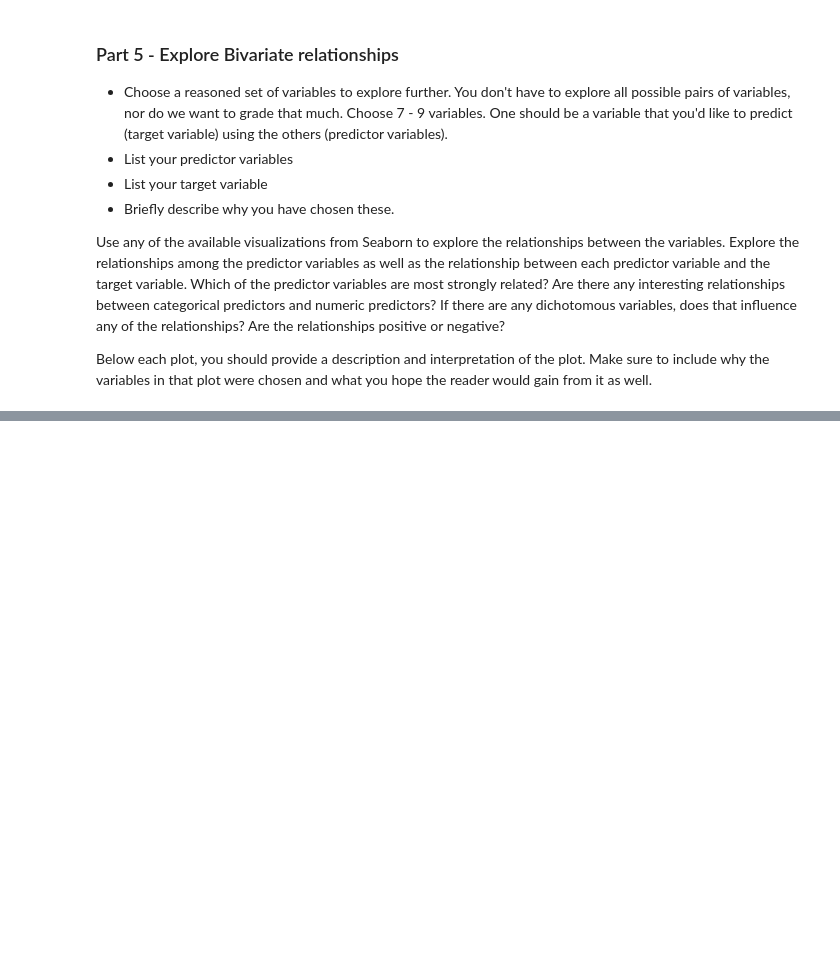
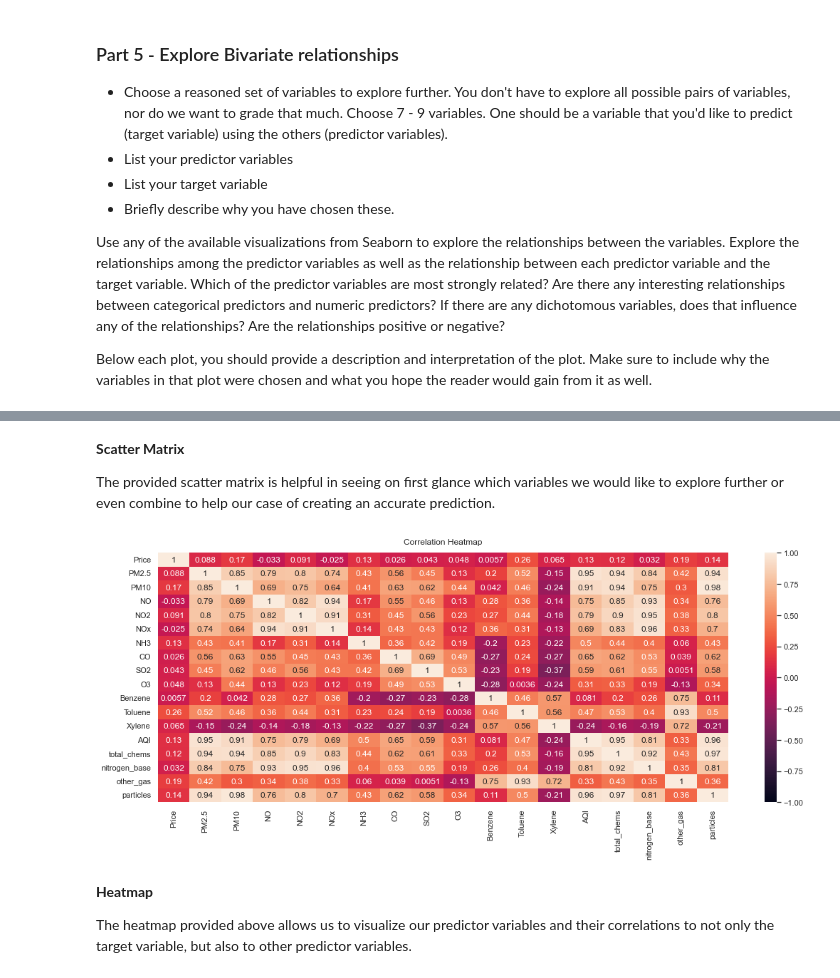
Before and after one commit to calebm00re/22ML-project2, a Jupyter notebook: Project02_pt2.ipynb, the cells around one changed output, grey strips where cells are left out. Cells and saved outputs as stored; diff of their text form; code cells hidden in the pictures; blank space fills up the shorter version.

```diff
--- a/Project02_pt2.ipynb
+++ b/Project02_pt2.ipynb
@@ -265,0 +340,18 @@ Below each plot, you should provide a description and interpretation of the plot
+# %% [markdown]
+__Scatter Matrix__
+
+The provided scatter matrix is helpful in seeing on first glance which variables we would like to explore further or even combine to help our case of creating an accurate prediction.
+# %%
+# Increase the size of the heatmap.
+plt.figure(figsize=(16, 6))
+# Store heatmap object in a variable to easily access it when you want to include more features (such as title).
+# Set the range of values to be displayed on the colormap from -1 to 1, and set the annotation to True to display the correlation values on the heatmap.
+heatmap = sns.heatmap(res.corr(), vmin=-1, vmax=1, annot=True)
+# Give a title to the heatmap. Pad defines the distance of the title from the top of the heatmap.
+heatmap.set_title('Correlation Heatmap', fontdict={'fontsize':12}, pad=12);
+# %% [output]
+[figure, added]
+# %% [markdown]
+__Heatmap__
+
+The heatmap provided above allows us to visualize our predictor variables and their correlations to not only the target variable, but also to other predictor variables.
```
Also changed, not shown: parts of 11 cells of this notebook.
